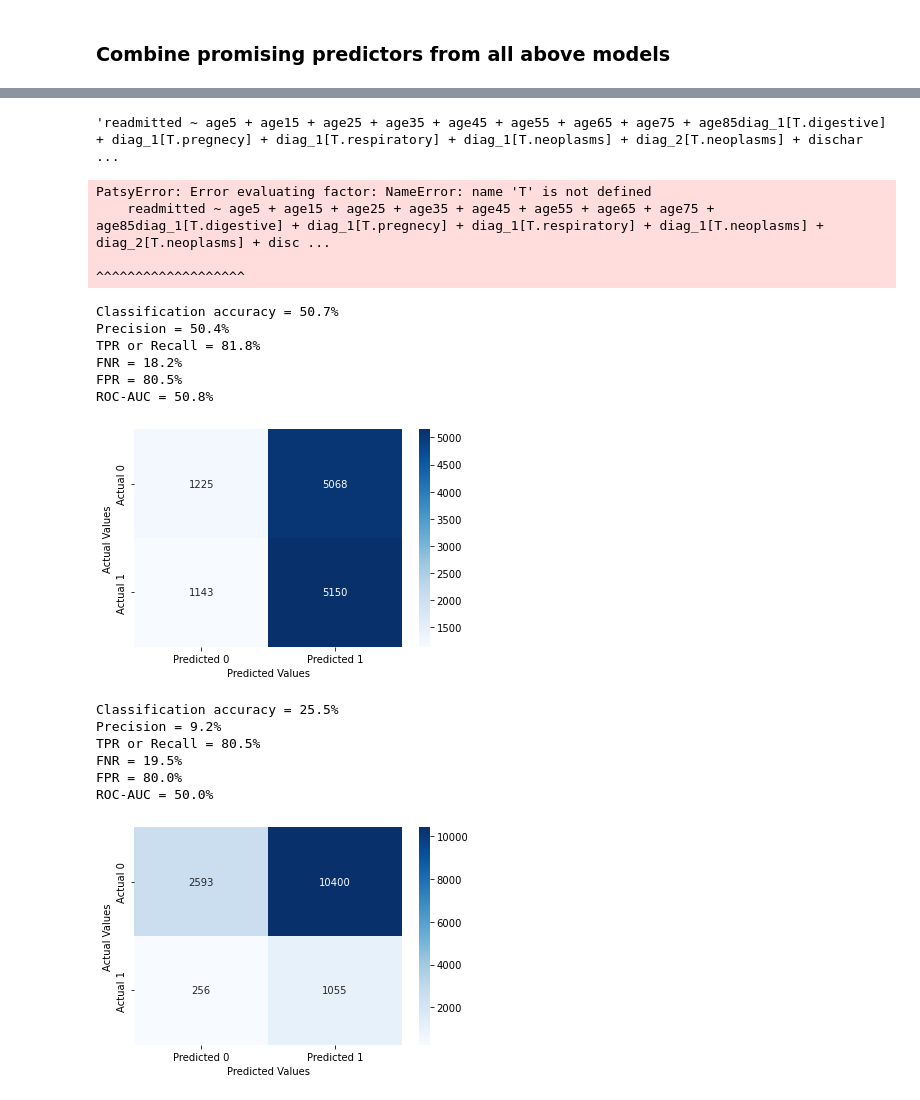
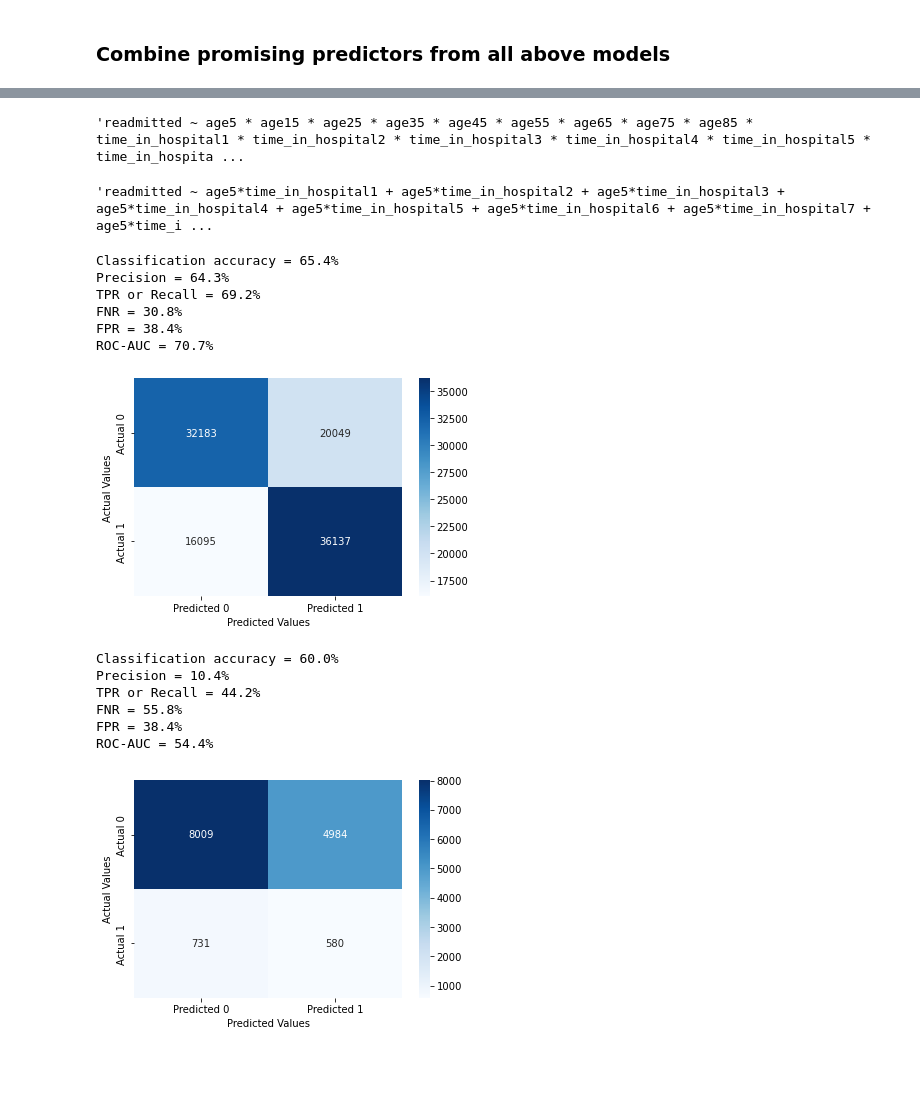
Before and after one commit to AnastasiaKWei/Saturn, a Jupyter notebook: Amy.ipynb, the cells around one changed output, grey strips where cells are left out. Drawn from its saved outputs; the diff is of its cells as text; code cells hidden in the pictures; blank space fills up the shorter version.

Commit message:
Create single best model, without interactions

```diff
--- a/Amy.ipynb
+++ b/Amy.ipynb
@@ -183,7 +183,7 @@ def confusion_matrix_data(data,actual_values,model,cutoff=0.5):
 # %% [markdown]
 #### Creating a dataframe containing dummy variables for all binned variables
 # %%
-dummy_preds = ["age", "time_in_hospital", "admission_type_id", "discharge_disposition_id", "admission_source_id"]
+dummy_preds = ["age", "time_in_hospital", "admission_type_id", "discharge_disposition_id", "admission_source_id", "diag_1", "diag_2"]
 train1_dummy = train1.copy()
 test_dummy = test.copy()
 vars = []
@@ -270,6 +249,3 @@ for i in range(len(diag_values)):
-# %%
-train1_dummy.loc[:, "diag_1_num"] = train1_dummy.loc[:, "diag_1"].map(diag_map)
-train1_dummy.loc[:, "diag_2_num"] = train1_dummy.loc[:, "diag_2"].map(diag_map)
 # %%
 from statsmodels.stats.outliers_influence import variance_inflation_factor
 from statsmodels.tools.tools import add_constant
@@ -1165,32 +1160,32 @@ signif_diag = ["diag_1[T.digestive]", "diag_1[T.pregnecy]", "diag_1[T.respirator
 # %%
-form = 'readmitted ~ ' + ' + '.join(vars[0][:-1]) + ' + '.join(signif_diag)
-form
+'readmitted ~ ' + ' * '.join(vars[0][:-1]) + ' * ' + ' * '.join(vars[1][:-1])
 # %% [output]
-'readmitted ~ age5 + age15 + age25 + age35 + age45 + age55 + age65 + age75 + age85diag_1[T.digestive] + diag_1[T.pregnecy] + diag_1[T.respiratory] + diag_1[T.neoplasms] + diag_2[T.neoplasms] + dischar ...
+'readmitted ~ age5 * age15 * age25 * age35 * age45 * age55 * age65 * age75 * age85 * time_in_hospital1 * time_in_hospital2 * time_in_hospital3 * time_in_hospital4 * time_in_hospital5 * time_in_hospita ...
+# %%
+interact_form[:-3]
+# %% [output]
+'readmitted ~ age5*time_in_hospital1 + age5*time_in_hospital2 + age5*time_in_hospital3 + age5*time_in_hospital4 + age5*time_in_hospital5 + age5*time_in_hospital6 + age5*time_in_hospital7 + age5*time_i ...
 # %%
-single_model = sm.logit(formula = form, data = train1_dummy).fit()
+single_model = sm.logit(formula = 'readmitted ~ ' + ' * '.join(vars[0][:-1]) + ' * ' + ' * '.join(vars[1][:-1]),
+ data = train1_dummy).fit()
 single_model.summary()
-# %% [output]
-PatsyError: Error evaluating factor: NameError: name 'T' is not defined
-    readmitted ~ age5 + age15 + age25 + age35 + age45 + age55 + age65 + age75 + age85diag_1[T.digestive] + diag_1[T.pregnecy] + diag_1[T.respiratory] + diag_1[T.neoplasms] + diag_2[T.neoplasms] + disc ...
-                                                                                                                                                        ^^^^^^^^^^^^^^^^^^^
 # %%
-confusion_matrix_data(train1_dummy, train1_dummy.readmitted, admission_type_model, cutoff=0.5)
+confusion_matrix_data(train1_dummy, train1_dummy.readmitted, single_model, cutoff=0.5)
 # %% [output]
-Classification accuracy = 50.7%
-Precision = 50.4%
-TPR or Recall = 81.8%
-FNR = 18.2%
-FPR = 80.5%
-ROC-AUC = 50.8%
+Classification accuracy = 65.4%
+Precision = 64.3%
+TPR or Recall = 69.2%
+FNR = 30.8%
+FPR = 38.4%
+ROC-AUC = 70.7%
-[figure, old version]
+[figure, new version]
 # %%
-confusion_matrix_data(test_dummy, test_dummy.readmitted, admission_type_model, cutoff=0.5)
+confusion_matrix_data(test_dummy, test_dummy.readmitted, single_model, cutoff=0.5)
 # %% [output]
-Classification accuracy = 25.5%
-Precision = 9.2%
-TPR or Recall = 80.5%
-FNR = 19.5%
-FPR = 80.0%
-ROC-AUC = 50.0%
+Classification accuracy = 60.0%
+Precision = 10.4%
+TPR or Recall = 44.2%
+FNR = 55.8%
+FPR = 38.4%
+ROC-AUC = 54.4%
-[figure, old version]
+[figure, new version]
```
Also changed, not shown: parts of 32 cells of this notebook.
